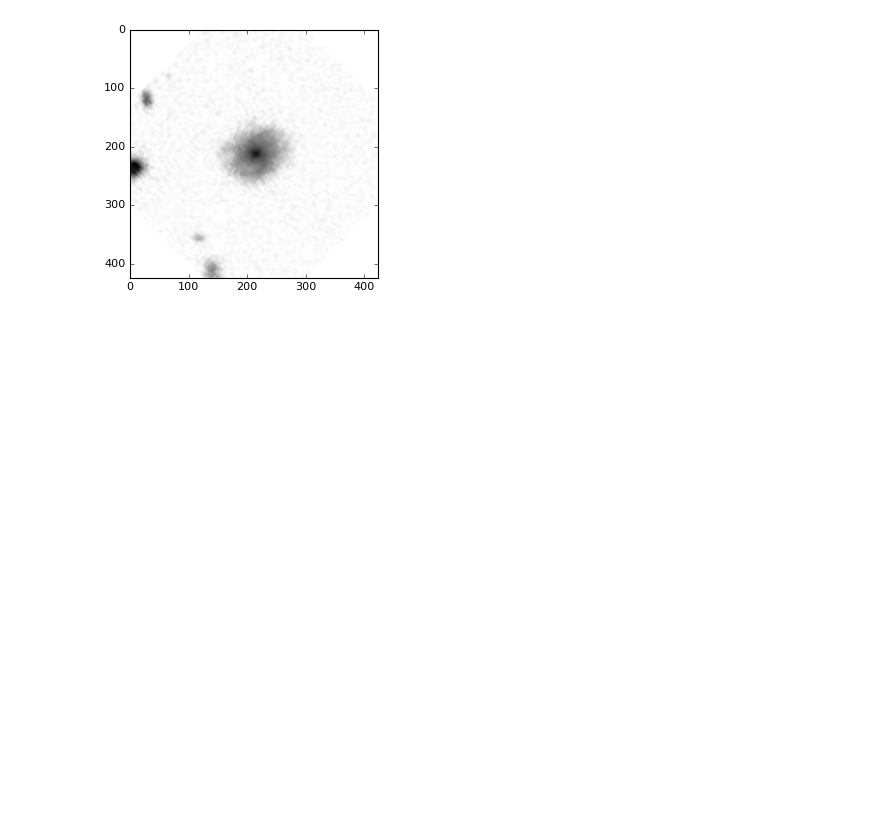
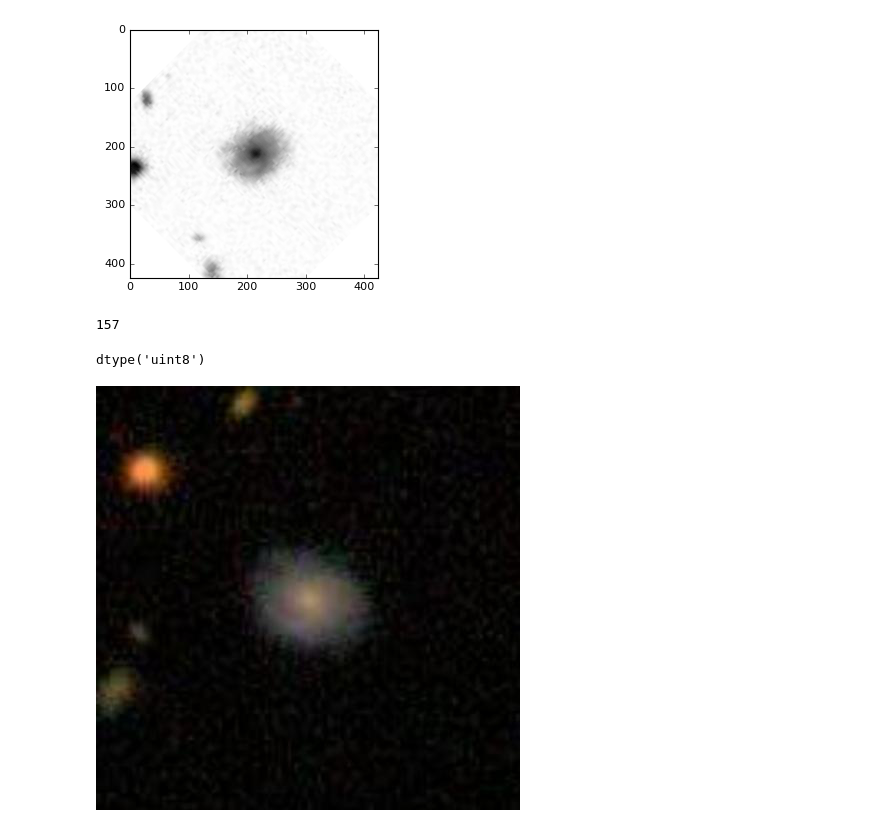
Before and after one commit to jegpeek/xorastro, a Jupyter notebook: Making_the_16_images_rotation_tests.ipynb, the cells around one changed output. Saved outputs shown, nothing was run; the diff lists cells and outputs as text; code cells hidden in the pictures; blank space fills up the shorter version.

```diff
--- a/Making_the_16_images_rotation_tests.ipynb
+++ b/Making_the_16_images_rotation_tests.ipynb
@@ -32,3 +32,11 @@ plt.imshow(grrot_crop, cmap='Greys')
 plt.show()
 # %% [output]
 [figure]
+# %%
+print(np.max(grrot_crop))
+# %% [output]
+157
+# %%
+grrot_crop.dtype
+# %% [output]
+dtype('uint8')
@@ -34,0 +45,10 @@ plt.show()
+# %%
+list1 = []
+for i in np.arange(10):
+    response = requests.get(image_address)
+    img = Image.open(BytesIO(response.content))
+    list1.append(img)
+# %%
+list1[0]
+# %% [output]
+[figure, added]
```
Also changed, not shown: parts of 1 cell of this notebook.
